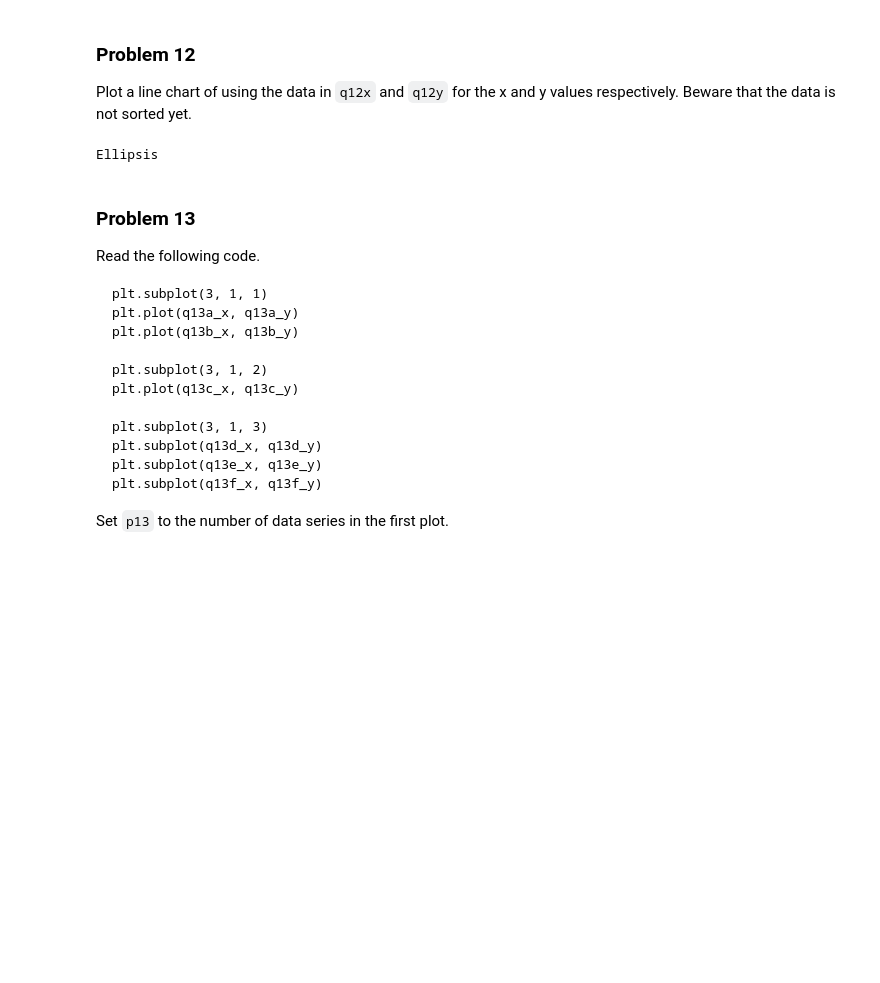
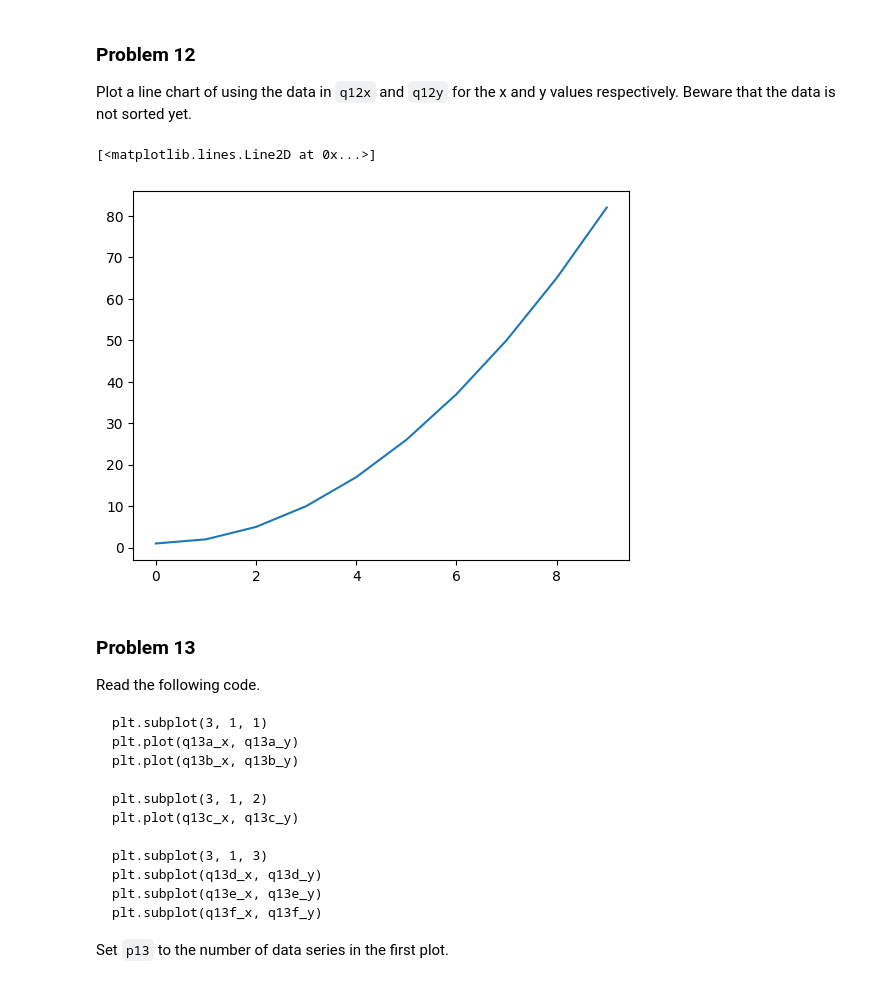
Before and after one commit to MercWithACommit/dx602-homework-05, a Jupyter notebook: homework.ipynb, the cells around one changed output. Cells and saved outputs as stored; diff of their text form; code cells hidden in the pictures; blank space fills up the shorter version.

```diff
--- a/homework.ipynb
+++ b/homework.ipynb
@@ -307,12 +324,21 @@ Beware that the data is not sorted yet.
 
 q12x = [1, 9, 5, 7, 8, 2, 0, 3, 6, 4]
 q12y = [x**2 + 1 for x in q12x]
-# %%
-# YOUR CHANGES HERE
-
-...
-# %% [output]
-Ellipsis
+# %%
+# YOUR CHANGES HERE
+
+sorted_xy = sorted(zip(q12x, q12y))
+x_sorted = []
+y_sorted = []
+
+for x, y in sorted_xy:
+    x_sorted.append(x)
+    y_sorted.append(y)
+
+plt.plot(x_sorted, y_sorted)
+# %% [output]
+[<matplotlib.lines.Line2D at 0x...>]
+[figure, added]
 # %% [markdown]
 ### Problem 13
 
```
Also changed, not shown: parts of 8 cells of this notebook.
